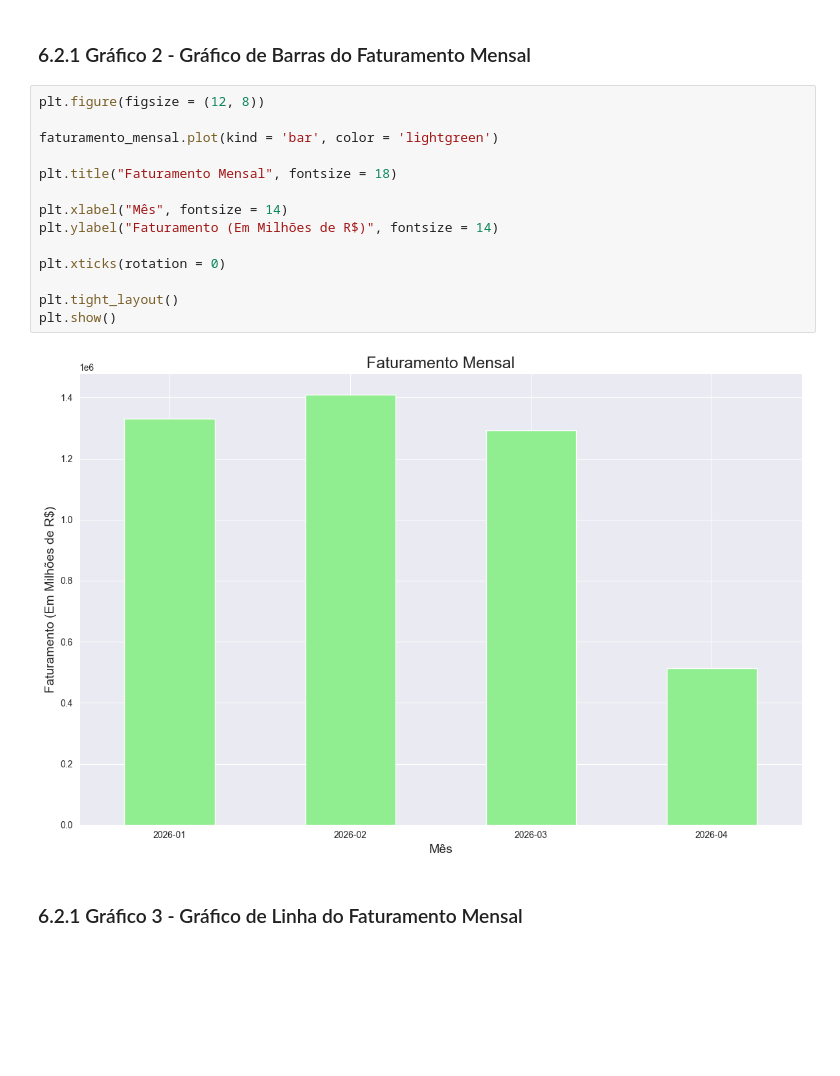
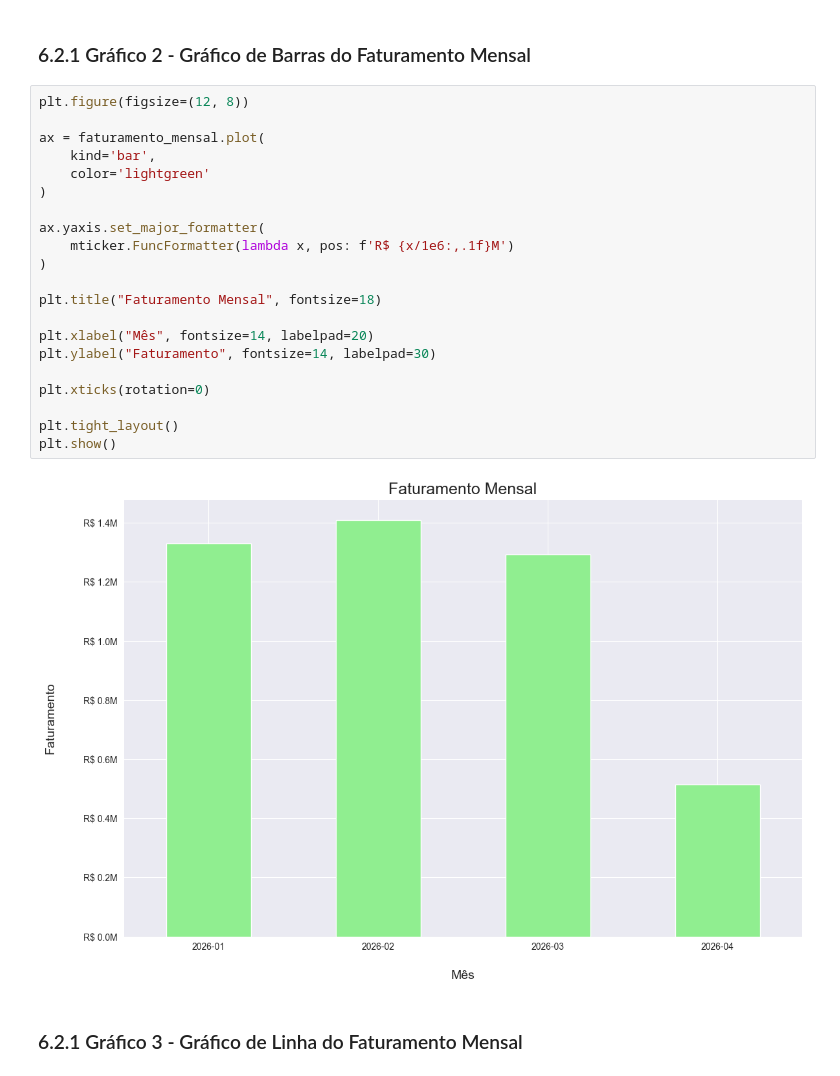
Before and after one commit to letambelli/dsa-python-fundamentos-da-linguagem-python-mini-projeto-1, a Jupyter notebook: main.ipynb, the cells around one changed output. Cells and saved outputs as stored; diff of their text form; blank space fills up the shorter version.

```diff
--- a/main.ipynb
+++ b/main.ipynb
@@ -426,21 +426,28 @@ Name: Faturamento, dtype: object
 # %% [markdown]
 ### 6.2.1 Gráfico 2 - Gráfico de Barras do Faturamento Mensal
 # %%
-plt.figure(figsize = (12, 8))
+plt.figure(figsize=(12, 8))
 
-faturamento_mensal.plot(kind = 'bar', color = 'lightgreen')
+ax = faturamento_mensal.plot(
+    kind='bar',
+    color='lightgreen'
+)
 
-plt.title("Faturamento Mensal", fontsize = 18)
+ax.yaxis.set_major_formatter(
+    mticker.FuncFormatter(lambda x, pos: f'R$ {x/1e6:,.1f}M')
+)
 
-plt.xlabel("Mês", fontsize = 14)
-plt.ylabel("Faturamento (Em Milhões de R$)", fontsize = 14)
+plt.title("Faturamento Mensal", fontsize=18)
 
-plt.xticks(rotation = 0)
+plt.xlabel("Mês", fontsize=14, labelpad=20)
+plt.ylabel("Faturamento", fontsize=14, labelpad=30)
+
+plt.xticks(rotation=0)
 
 plt.tight_layout()
 plt.show()
 # %% [output]
-[figure, old version]
+[figure, new version]
 # %% [markdown]
 ### 6.2.1 Gráfico 3 - Gráfico de Linha do Faturamento Mensal
 # %%
```
Also changed, not shown: parts of 1 cell of this notebook, 1 other file.
